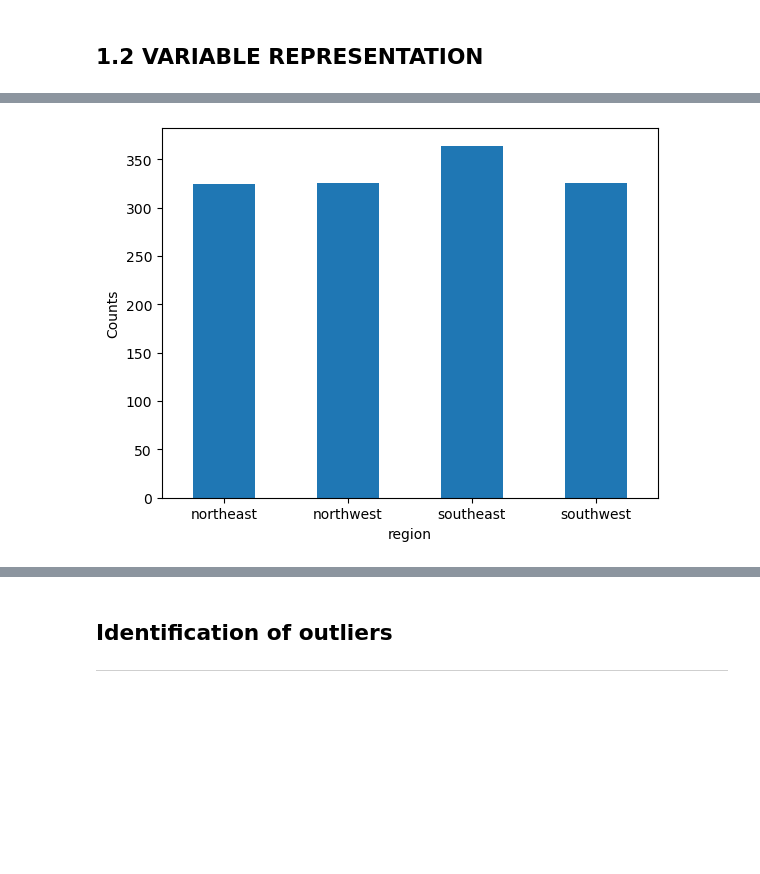
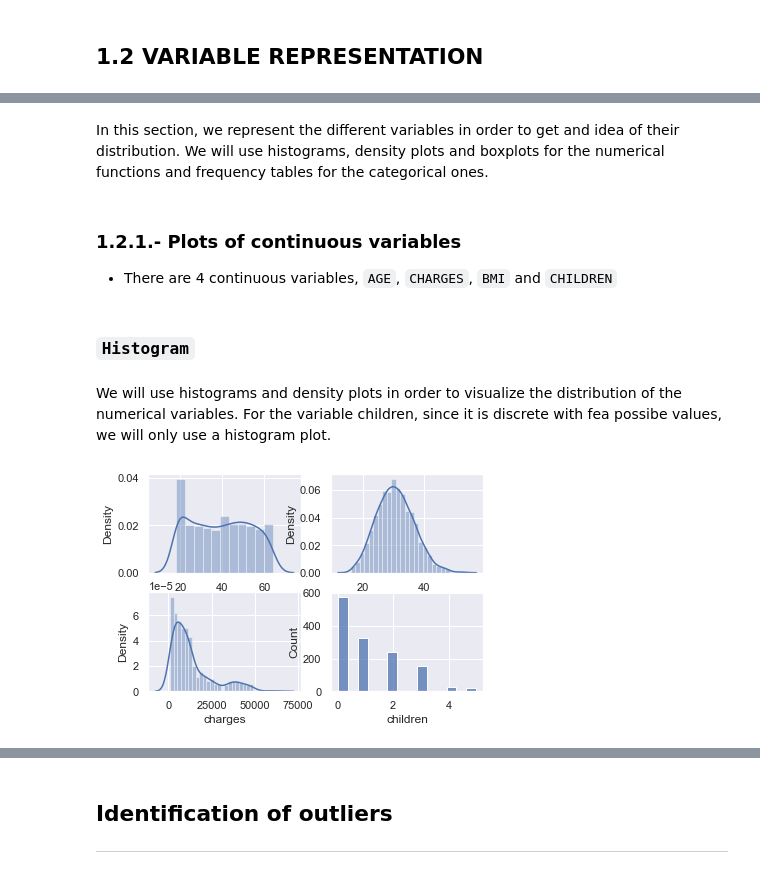
Before and after one commit to maroacc/Medical-Cost-Personal-Dataset-Analysis, a Jupyter notebook: Exploratory_Analysis.ipynb, the cells around one changed output, grey strips where cells are left out. Drawn from its saved outputs; the diff is of its cells as text; code cells hidden in the pictures; blank space fills up the shorter version.

```diff
--- a/Exploratory_Analysis.ipynb
+++ b/Exploratory_Analysis.ipynb
@@ -364,4 +154,23 @@ Name: region, dtype: int64
-# %%
-plot = AbsFreq_Region.plot.bar(rot=0, xlabel='region', ylabel ='Counts')
-# %% [output]
-[figure, removed]
+# %% [markdown]
+In this section, we represent the different variables in order to get and idea of their distribution. We will use histograms, density plots and boxplots for the numerical functions and frequency tables for the categorical ones.
+# %% [markdown]
+### 1.2.1.- Plots of continuous variables <a name="ci3"></a>
+
++ There are 4 continuous variables, `AGE`, `CHARGES`, `BMI` and `CHILDREN`
+# %% [markdown]
+### `Histogram`
+# %% [markdown]
+We will use histograms and density plots in order to visualize the distribution of the numerical variables. For the variable children, since it is discrete with fea possibe values, we will only use a histogram plot.
+# %%
+sns.set(rc={"figure.figsize": (8, 8)})
+subplot(2,2,1)
+ax = sns.distplot(data.age)
+subplot(2,2,2)
+ax = sns.distplot(data.bmi)
+subplot(2,2,3)
+ax = sns.distplot(data.charges)
+subplot(2,2,4)
+ax = sns.histplot(data.children)
+plt.show()
+# %% [output]
+[figure, added]
```
Also changed, not shown: parts of 127 cells of this notebook, 1 other file.
